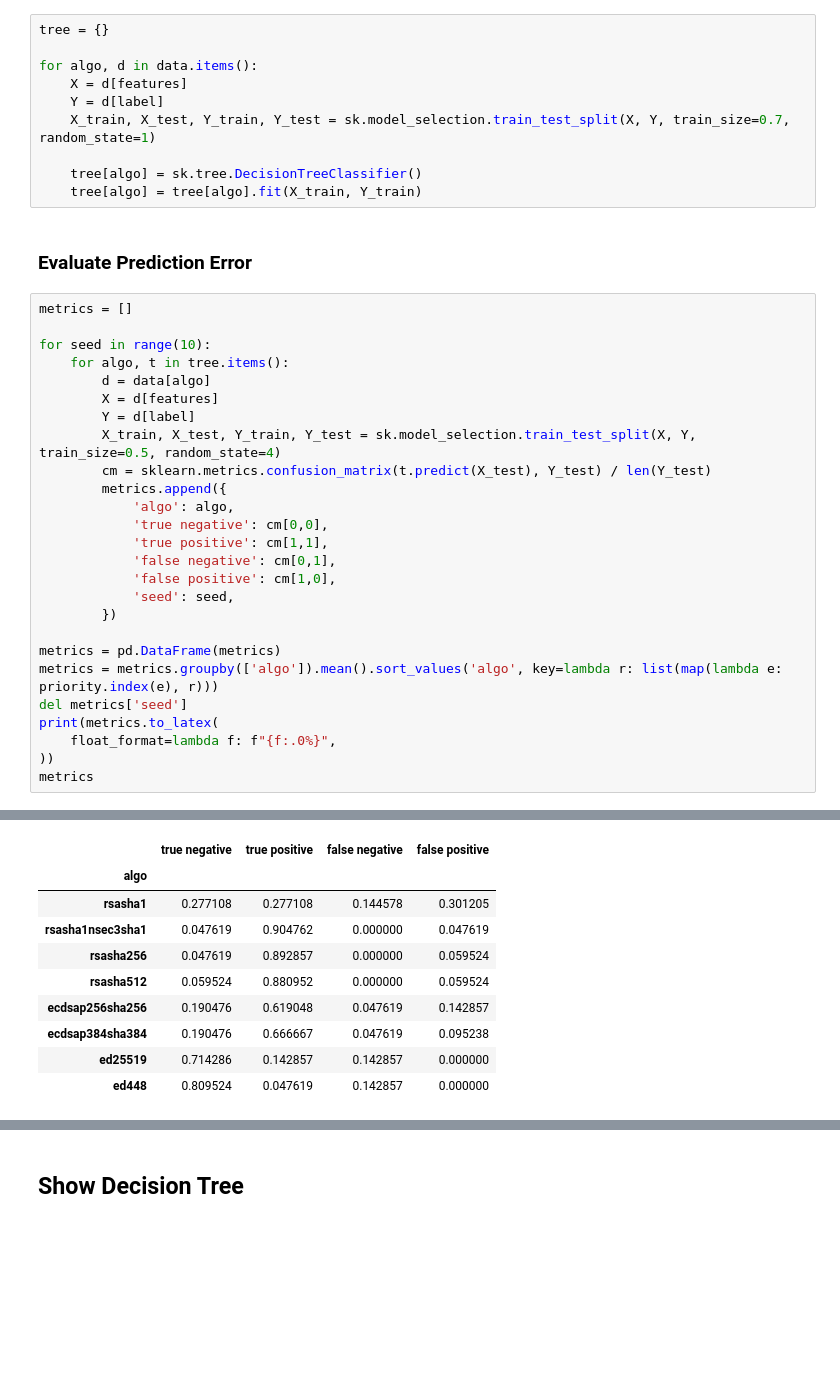
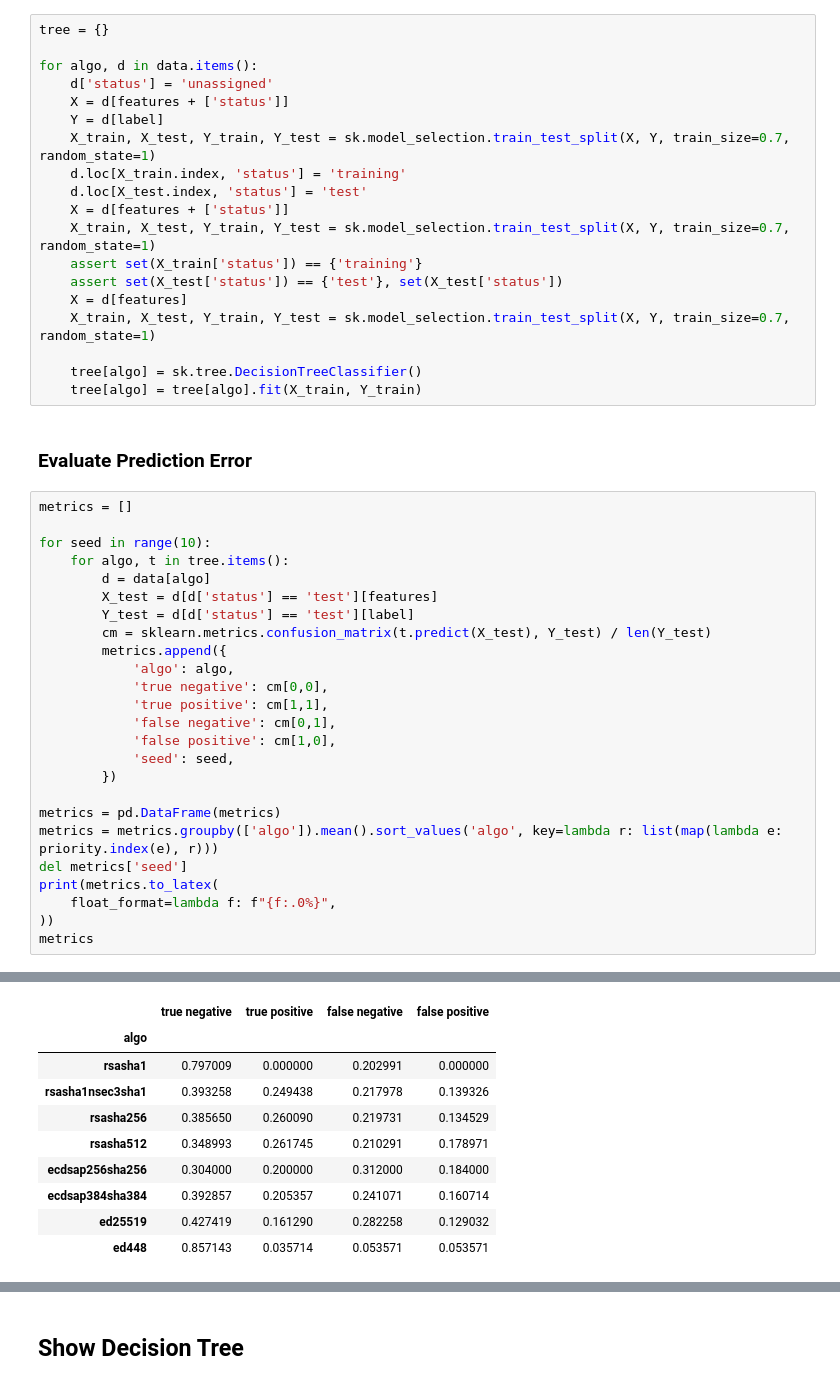
Before and after one commit to nils-wisiol/dns-downgrade-attack, a Jupyter notebook: analysis/Predicting Resolver Response Code Based on Query Headers and Zone Information.ipynb, the cells around one changed output, grey strips where cells are left out. Cells and saved outputs as stored; diff of their text form; blank space fills up the shorter version.

```diff
--- a/analysis/Predicting Resolver Response Code Based on Query Headers and Zone Information.ipynb
+++ b/analysis/Predicting Resolver Response Code Based on Query Headers and Zone Information.ipynb
@@ -149,8 +131,17 @@ for d in data.values():
 tree = {}
 
 for algo, d in data.items():
+    d['status'] = 'unassigned'
+    X = d[features + ['status']]
+    Y = d[label]
+    X_train, X_test, Y_train, Y_test = sk.model_selection.train_test_split(X, Y, train_size=0.7, random_state=1)
+    d.loc[X_train.index, 'status'] = 'training'
+    d.loc[X_test.index, 'status'] = 'test'
+    X = d[features + ['status']]
+    X_train, X_test, Y_train, Y_test = sk.model_selection.train_test_split(X, Y, train_size=0.7, random_state=1)
+    assert set(X_train['status']) == {'training'}
+    assert set(X_test['status']) == {'test'}, set(X_test['status'])
     X = d[features]
-    Y = d[label]
     X_train, X_test, Y_train, Y_test = sk.model_selection.train_test_split(X, Y, train_size=0.7, random_state=1)
 
     tree[algo] = sk.tree.DecisionTreeClassifier()
@@ -163,9 +154,8 @@ metrics = []
 for seed in range(10):
     for algo, t in tree.items():
         d = data[algo]
-        X = d[features]
-        Y = d[label]
-        X_train, X_test, Y_train, Y_test = sk.model_selection.train_test_split(X, Y, train_size=0.5, random_state=4)
+        X_test = d[d['status'] == 'test'][features]
+        Y_test = d[d['status'] == 'test'][label]
         cm = sklearn.metrics.confusion_matrix(t.predict(X_test), Y_test) / len(Y_test)
         metrics.append({
             'algo': algo,
@@ -200,15 +190,15 @@ ed448            &            81\% &             5\% &             14\% &
 \bottomrule
 \end{tabular}
 |  | true negative | true positive | false negative | false positive |
 | algo |  |  |  |  |
-| rsasha1 | 0.277108 | 0.277108 | 0.144578 | 0.301205 |
-| rsasha1nsec3sha1 | 0.047619 | 0.904762 | 0.000000 | 0.047619 |
-| rsasha256 | 0.047619 | 0.892857 | 0.000000 | 0.059524 |
-| rsasha512 | 0.059524 | 0.880952 | 0.000000 | 0.059524 |
-| ecdsap256sha256 | 0.190476 | 0.619048 | 0.047619 | 0.142857 |
-| ecdsap384sha384 | 0.190476 | 0.666667 | 0.047619 | 0.095238 |
-| ed25519 | 0.714286 | 0.142857 | 0.142857 | 0.000000 |
-| ed448 | 0.809524 | 0.047619 | 0.142857 | 0.000000 |
+| rsasha1 | 0.797009 | 0.000000 | 0.202991 | 0.000000 |
+| rsasha1nsec3sha1 | 0.393258 | 0.249438 | 0.217978 | 0.139326 |
+| rsasha256 | 0.385650 | 0.260090 | 0.219731 | 0.134529 |
+| rsasha512 | 0.348993 | 0.261745 | 0.210291 | 0.178971 |
+| ecdsap256sha256 | 0.304000 | 0.200000 | 0.312000 | 0.184000 |
+| ecdsap384sha384 | 0.392857 | 0.205357 | 0.241071 | 0.160714 |
+| ed25519 | 0.427419 | 0.161290 | 0.282258 | 0.129032 |
+| ed448 | 0.857143 | 0.035714 | 0.053571 | 0.053571 |
 # %%
 correct = {}
 
```
Also changed, not shown: parts of 18 cells of this notebook, 1 other file.
